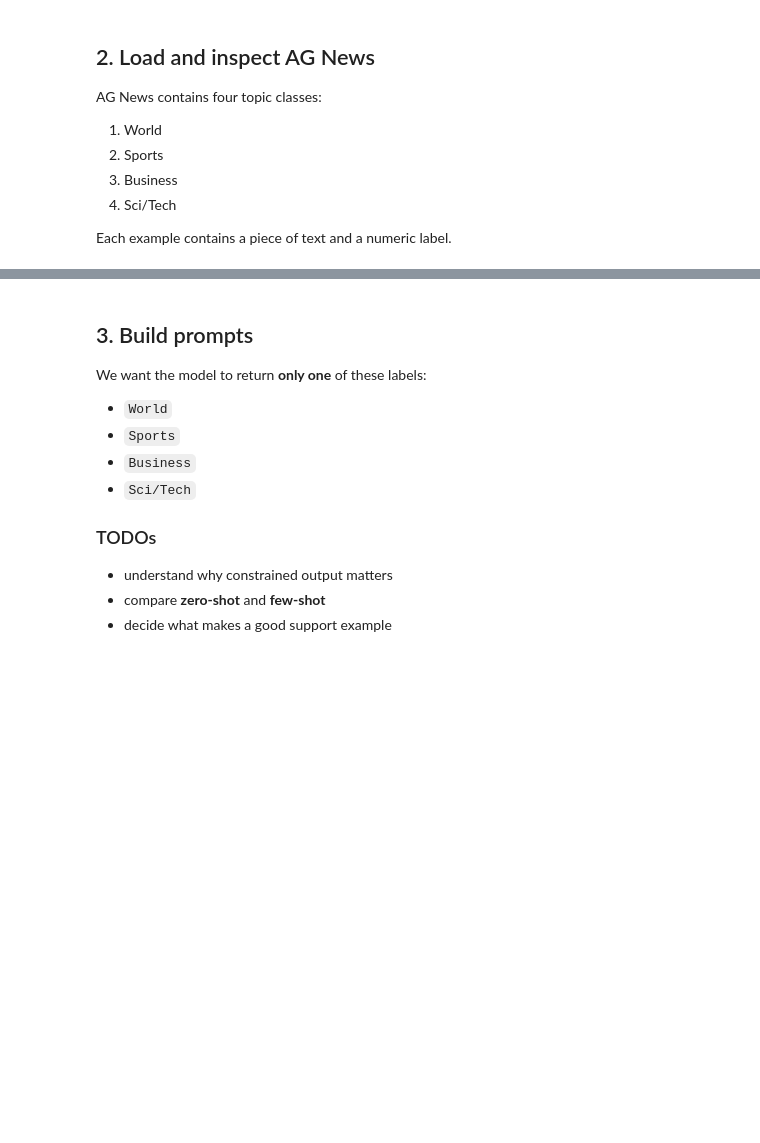
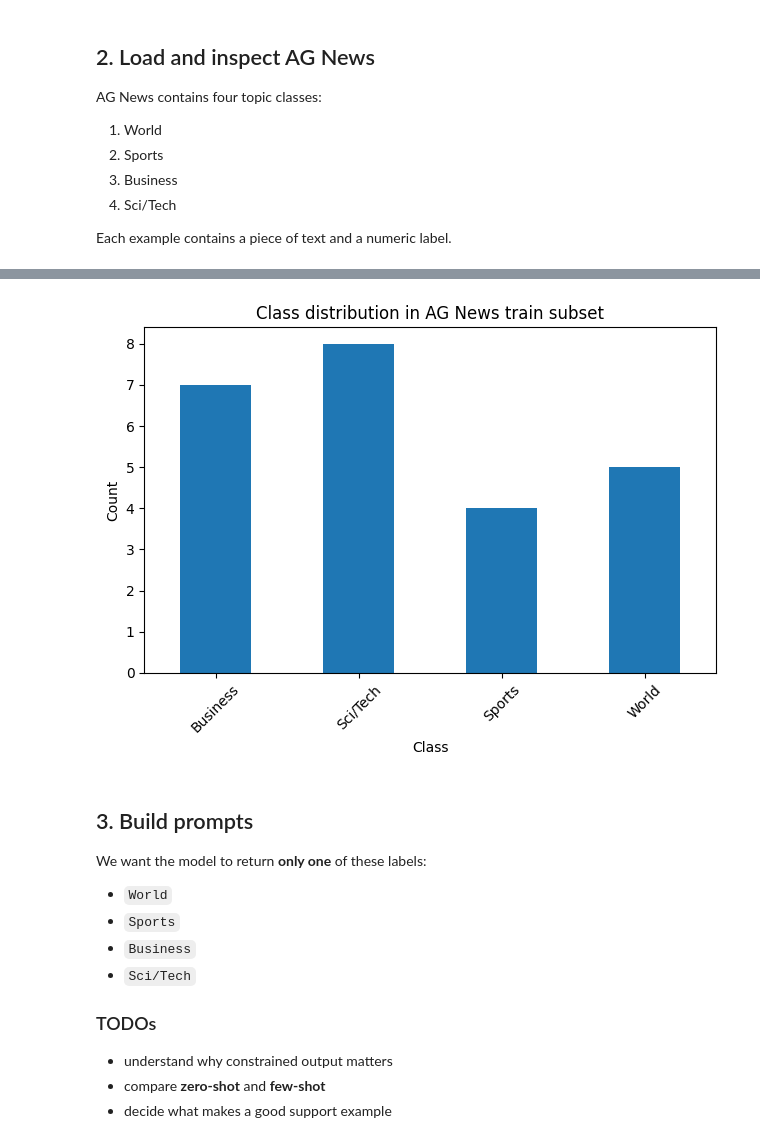
Before and after one commit to ferjpires/AP, a Jupyter notebook: module_5/ag_news_llm_class_student_v1.ipynb, the cells around one changed output, grey strips where cells are left out. Cells and saved outputs as stored; diff of their text form; code cells hidden in the pictures; blank space fills up the shorter version.

```diff
--- a/module_5/ag_news_llm_class_student_v1.ipynb
+++ b/module_5/ag_news_llm_class_student_v1.ipynb
@@ -97,12 +115,9 @@ print("Test subset size:", len(test_data))
 # %%
-# TODO: convert the subsets to pandas DataFrames
-df_train = ...
-df_test = ...
+df_train = pd.DataFrame(train_data)
+df_test = pd.DataFrame(test_data)
 
-# TODO: map numeric labels to label names
-df_train["label_name"] = ...
-df_test["label_name"] = ...
+df_train["label_name"] = df_train["label"].map(LABELS)
+df_test["label_name"] = df_test["label"].map(LABELS)
 
-# TODO: inspect a few rows
-display(...)
-display(...)
+display(df_train.head())
+display(df_test.head())
@@ -109,7 +137,13 @@ display(...)
 # %%
-# TODO: plot the class distribution in the train subset
-
-# Your code here
+df_train["label_name"].value_counts().sort_index().plot(kind="bar")
+plt.title("Class distribution in AG News train subset")
+plt.xlabel("Class")
+plt.ylabel("Count")
+plt.xticks(rotation=45)
+plt.tight_layout()
+plt.show()
+# %% [output]
+[figure, added]
 # %% [markdown]
 ## 3. Build prompts
 
```
Also changed, not shown: parts of 17 cells of this notebook, 1 other file.
